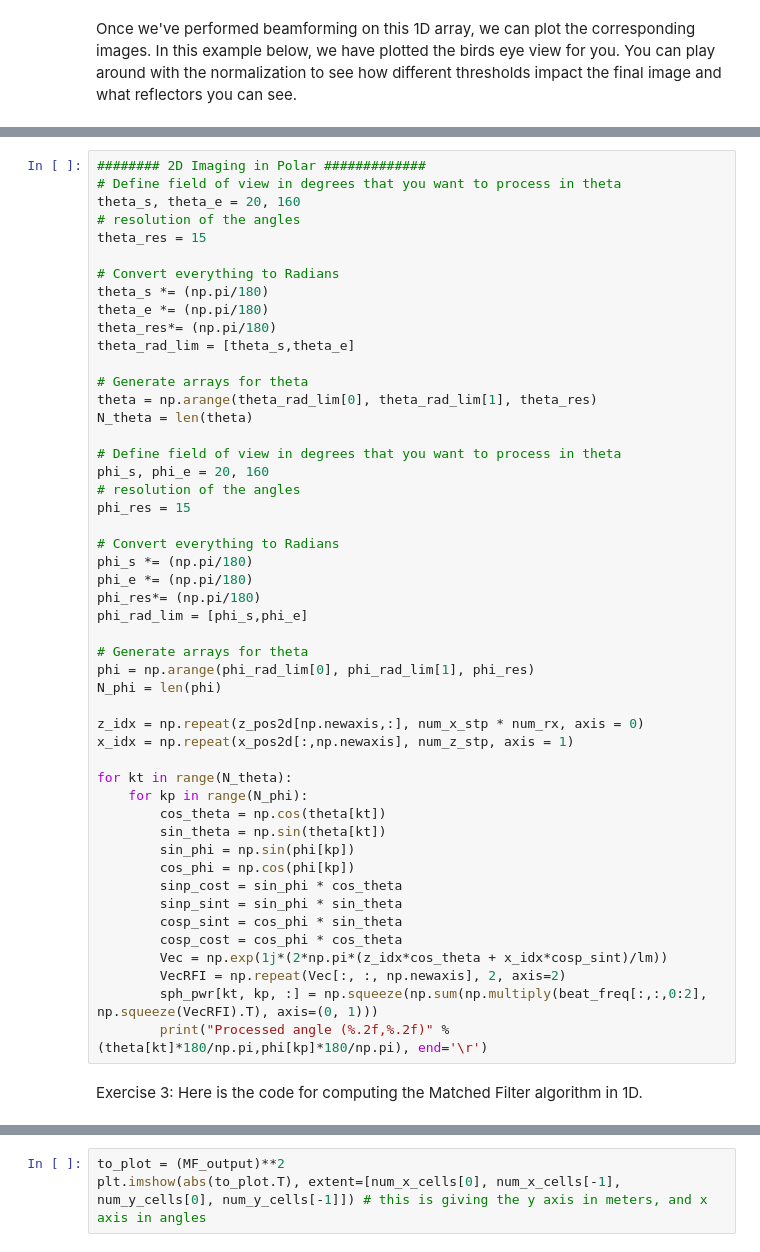
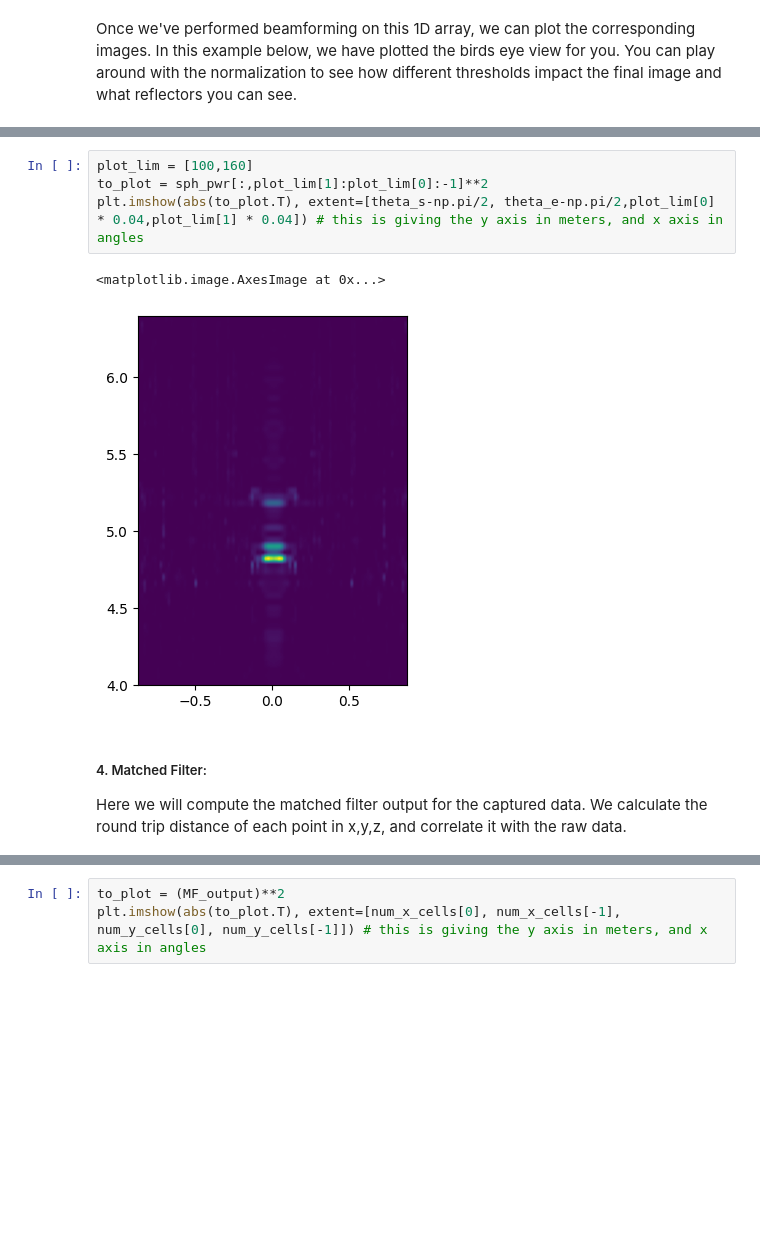
Before and after one commit to hailanzs/comm-proj-radar, a Jupyter notebook: exercise.ipynb, the cells around one changed output, grey strips where cells are left out. Drawn from its saved outputs; the diff is of its cells as text; blank space fills up the shorter version.

```diff
--- a/exercise.ipynb
+++ b/exercise.ipynb
@@ -152,54 +127,13 @@ beat_freq2d = np.reshape(beat_freq2d, (-1,num_z_stp,adc_samples)) # size (num x
-# %%
-######## 2D Imaging in Polar #############
-# Define field of view in degrees that you want to process in theta
-theta_s, theta_e = 20, 160
-# resolution of the angles
-theta_res = 15
-
-# Convert everything to Radians
-theta_s *= (np.pi/180)
-theta_e *= (np.pi/180)
-theta_res*= (np.pi/180)
-theta_rad_lim = [theta_s,theta_e]
-
-# Generate arrays for theta
-theta = np.arange(theta_rad_lim[0], theta_rad_lim[1], theta_res)
-N_theta = len(theta)
-
-# Define field of view in degrees that you want to process in theta
-phi_s, phi_e = 20, 160
-# resolution of the angles
-phi_res = 15
-
-# Convert everything to Radians
-phi_s *= (np.pi/180)
-phi_e *= (np.pi/180)
-phi_res*= (np.pi/180)
-phi_rad_lim = [phi_s,phi_e]
-
-# Generate arrays for theta
-phi = np.arange(phi_rad_lim[0], phi_rad_lim[1], phi_res)
-N_phi = len(phi)
-
-z_idx = np.repeat(z_pos2d[np.newaxis,:], num_x_stp * num_rx, axis = 0)
-x_idx = np.repeat(x_pos2d[:,np.newaxis], num_z_stp, axis = 1)
-
-for kt in range(N_theta):
-    for kp in range(N_phi):
-        cos_theta = np.cos(theta[kt])
-        sin_theta = np.sin(theta[kt])
-        sin_phi = np.sin(phi[kp])
-        cos_phi = np.cos(phi[kp])
-        sinp_cost = sin_phi * cos_theta
-        sinp_sint = sin_phi * sin_theta
-        cosp_sint = cos_phi * sin_theta
-        cosp_cost = cos_phi * cos_theta
-        Vec = np.exp(1j*(2*np.pi*(z_idx*cos_theta + x_idx*cosp_sint)/lm))
-        VecRFI = np.repeat(Vec[:, :, np.newaxis], 2, axis=2)
-        sph_pwr[kt, kp, :] = np.squeeze(np.sum(np.multiply(beat_freq[:,:,0:2], np.squeeze(VecRFI).T), axis=(0, 1)))
-        print("Processed angle (%.2f,%.2f)" % (theta[kt]*180/np.pi,phi[kp]*180/np.pi), end='\r')
-# %% [markdown]
-Exercise 3: Here is the code for computing the Matched Filter algorithm in 1D.
+# %%
+plot_lim = [100,160]
+to_plot = sph_pwr[:,plot_lim[1]:plot_lim[0]:-1]**2
+plt.imshow(abs(to_plot.T), extent=[theta_s-np.pi/2, theta_e-np.pi/2,plot_lim[0] * 0.04,plot_lim[1] * 0.04]) # this is giving the y axis in meters, and x axis in angles
+# %% [output]
+<matplotlib.image.AxesImage at 0x...>
+[figure, added]
+# %% [markdown]
+<h5> 4. Matched Filter:</h5>
+Here we will compute the matched filter output for the captured data. We calculate the round trip distance of each point in x,y,z, and correlate it with the raw data.
 # %%
 ######## 1D Imaging in Cartesian #############
 
```
Also changed, not shown: parts of 13 cells of this notebook, 3 other files.
